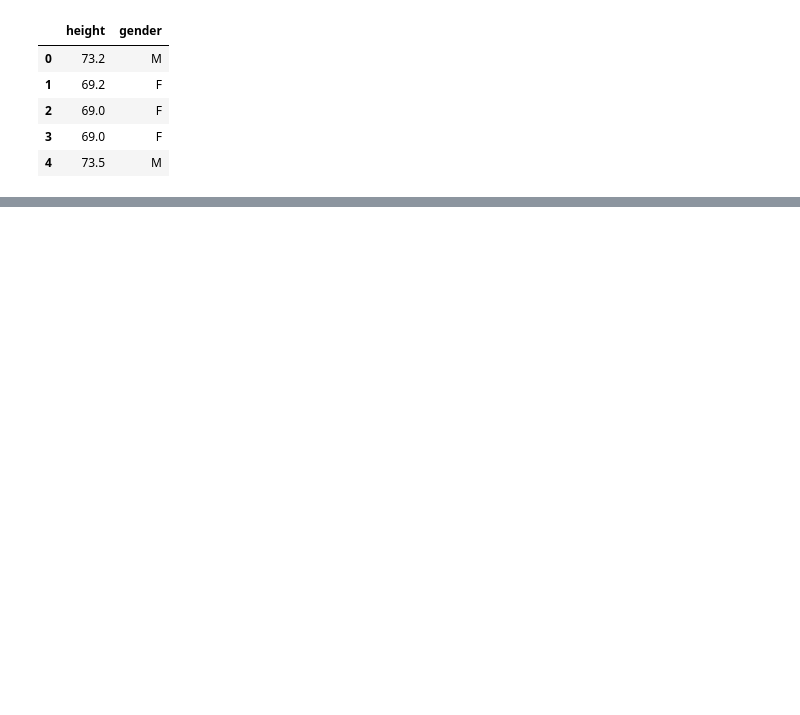
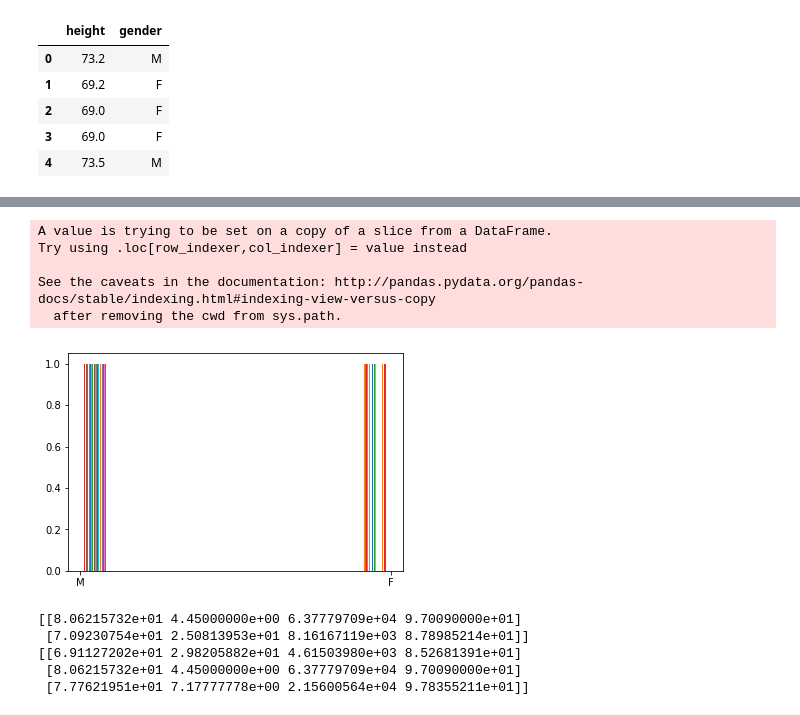
Before and after one commit to axxypatel/Data_Science_Class, a Jupyter notebook: RtoPython_Clustering_Assignment2.ipynb, the cells around one changed output, grey strips where cells are left out. Cells and saved outputs as stored; diff of their text form; code cells hidden in the pictures; blank space fills up the shorter version.

```diff
--- a/RtoPython_Clustering_Assignment2.ipynb
+++ b/RtoPython_Clustering_Assignment2.ipynb
@@ -46,0 +51,8 @@ NameError: name 'spend_data' is not defined
+# %%
+ggplot(galton_height_gender_cols,aes(x='height', color='gender')) + geom_density(alpha = 1) + xlab("Height")
+k = 2
+galton_2k_cluster = KMeans(n_clusters=k,random_state=0).fit(galton_height_gender_cols.loc[:,["height"]])
+cluster_label = galton_2k_cluster.predict(galton_height_gender_cols.loc[:,["height"]])
+label = galton_2k_cluster.labels_
+centers = galton_2k_cluster.cluster_centers_
+print("Cluster Means: ", "\n", centers, "\n", "Clustering Vector: ","\n", label)
@@ -46,0 +77,36 @@ NameError: name 'spend_data' is not defined
+# %%
+#cm = confusion_matrix(galton_height_gender_cols["gender"],label)
+#cm = pd.Series(label)
+#cm = cm.value_counts()
+galton_height_gender_cols['label']=label
+cm_temp = pd.crosstab(galton_height_gender_cols['gender'],galton_height_gender_cols['label'])
+plt.hist(x=galton_height_gender_cols['gender'])#,galton_height_gender_cols['label'])
+#print(cm_temp)
+plt.show()
+#print(galton_height_gender_cols["gender"].shape,label.shape)
+# %% [output]
+A value is trying to be set on a copy of a slice from a DataFrame.
+Try using .loc[row_indexer,col_indexer] = value instead
+
+See the caveats in the documentation: http://pandas.pydata.org/pandas-docs/stable/indexing.html#indexing-view-versus-copy
+  after removing the cwd from sys.path.
+[figure, added]
+# %%
+
+world_bank_data.head()
+k = 2
+world_bank_2k_cluster = KMeans(n_clusters=k).fit(world_bank_data)
+k2_mean = world_bank_2k_cluster.cluster_centers_
+k2_label = world_bank_2k_cluster.labels_
+k = 3
+world_bank_3k_cluster = KMeans(n_clusters=k).fit(world_bank_data)
+k3_mean = world_bank_3k_cluster.cluster_centers_
+k3_label = world_bank_3k_cluster.labels_
+print(np.asarray(k2_mean,dtype=np.float))
+print(np.asarray(k3_mean,dtype=np.float))
+# %% [output]
+[[8.06215732e+01 4.45000000e+00 6.37779709e+04 9.70090000e+01]
+ [7.09230754e+01 2.50813953e+01 8.16167119e+03 8.78985214e+01]]
+[[6.91127202e+01 2.98205882e+01 4.61503980e+03 8.52681391e+01]
+ [8.06215732e+01 4.45000000e+00 6.37779709e+04 9.70090000e+01]
+ [7.77621951e+01 7.17777778e+00 2.15600564e+04 9.78355211e+01]]
```
Also changed, not shown: parts of 10 cells of this notebook.
